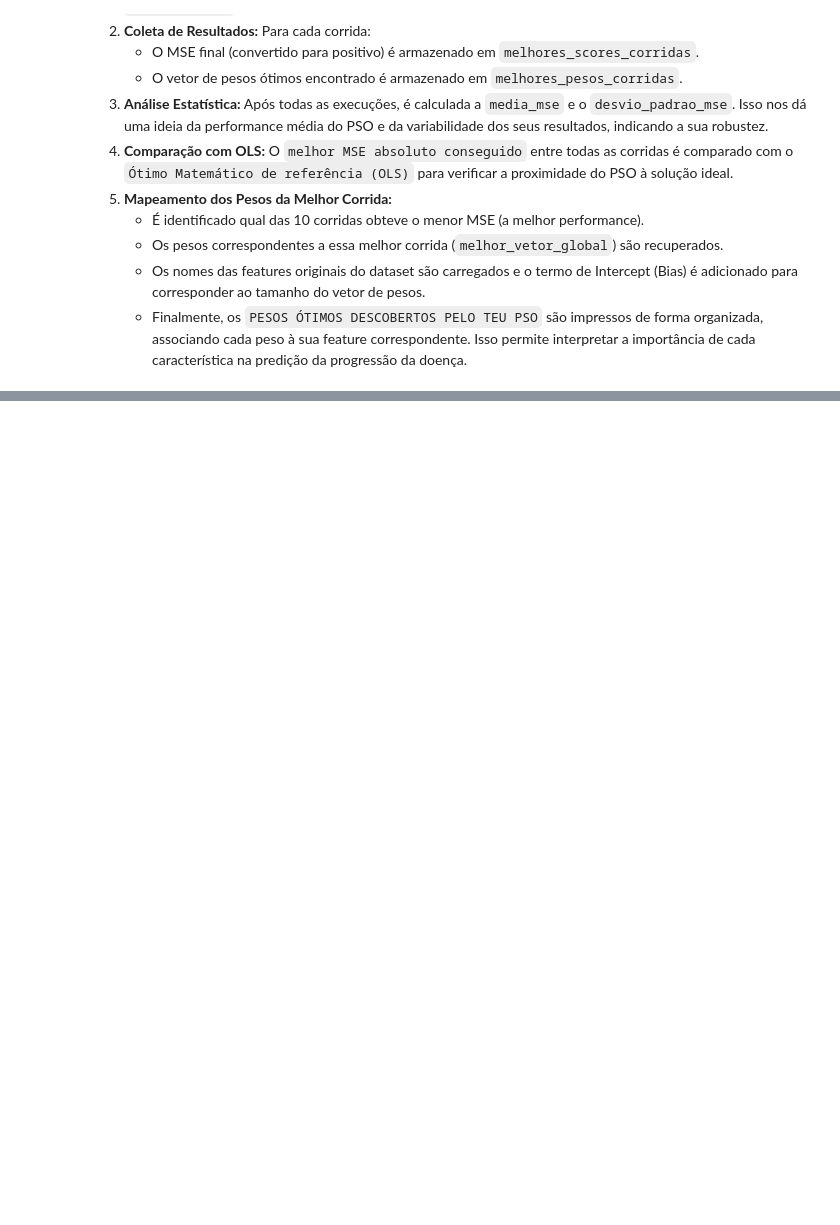
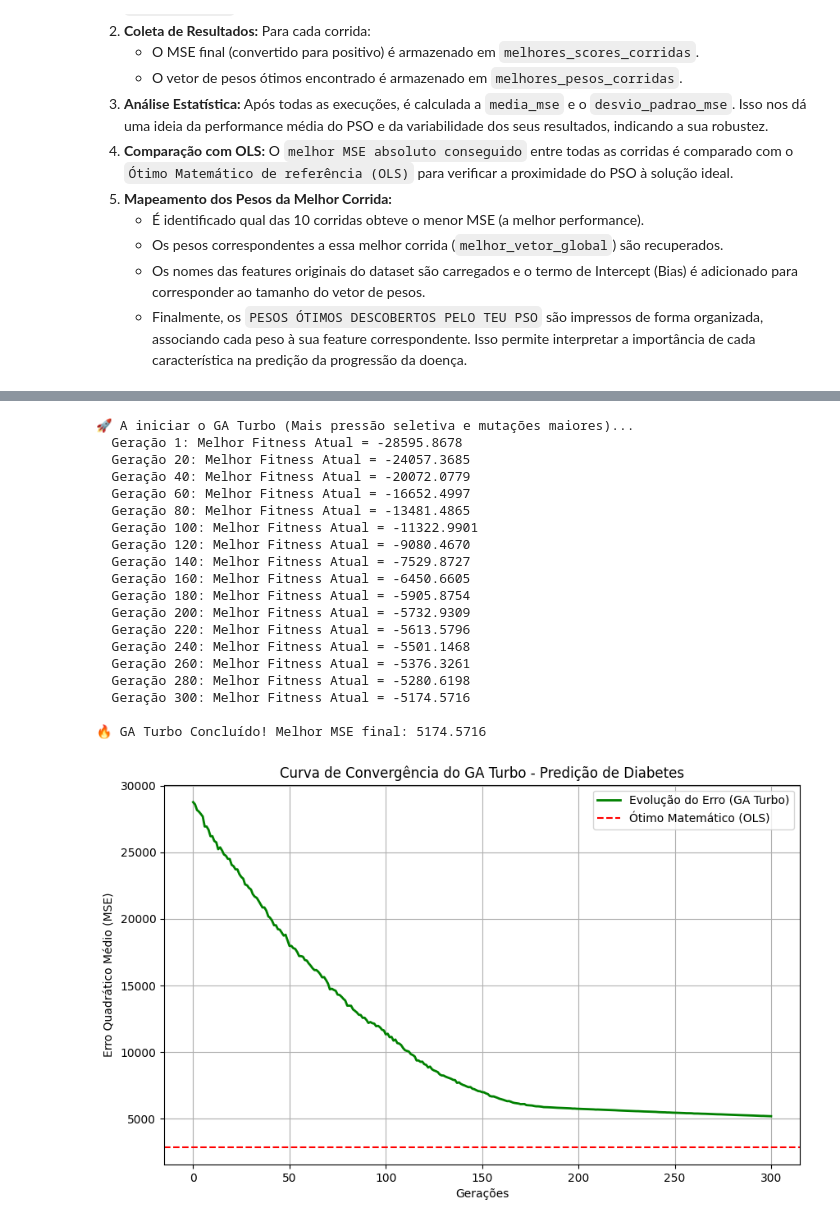
Before and after one commit to afonsoamsantos-pixel/Projeto-CMO-Diabetes, a Jupyter notebook: ProjetoCMO.ipynb, the cells around one changed output, grey strips where cells are left out. Drawn from its saved outputs; the diff is of its cells as text; code cells hidden in the pictures; blank space fills up the shorter version.

```diff
--- a/ProjetoCMO.ipynb
+++ b/ProjetoCMO.ipynb
@@ -373,0 +603,64 @@ Este bloco de código realiza um **Teste de Robustez** do algoritmo PSO, executa
+# %%
+import matplotlib.pyplot as plt
+
+# 1. Recriar os embrulhos ajustando o tamanho do torneio e a força da mutação
+generate_real_solution = lambda: generate_solution(p)
+fitness_ga = lambda ind: fitness_function(ind, X, y)
+
+# Forçar o torneio a ser mais rigoroso (tamanho 7 em vez de 3)
+selection_rigorosa = lambda pop, fit, maximize: tournament_selection(pop, fit, tournament_size=7, maximize=maximize)
+
+# Forçar a mutação a dar passos muito maiores (scale=1.0 em vez de 0.1)
+mutation_agressiva = lambda ind, rate: gaussian_mutation(ind, rate, scale=1.0)
+
+print("🚀 A iniciar o GA Turbo (Mais pressão seletiva e mutações maiores)...")
+
+# EXECUTAR O ALGORITMO
+melhores_pesos_ga, historico_ga_raw = genetic_algorithm(
+    generate_solution=generate_real_solution,
+    fitness_function=fitness_ga,
+    selection=selection_rigorosa,     # Torneio mais competitivo
+    crossover=arithmetic_crossover,
+    mutation=mutation_agressiva,      # Passos maiores no terreno
+    pop_size=100,
+    n_iter=300,
+    mutation_rate=0.2,                # Taxa de mutação mais alta (20%)
+    maximize=True
+)
+
+# Inverter o sinal do histórico para o gráfico
+historico_ga = [-score for score in historico_ga_raw]
+
+print(f"\n🔥 GA Turbo Concluído! Melhor MSE final: {historico_ga[-1]:.4f}")
+
+# --- DESENHAR O GRÁFICO ---
+plt.figure(figsize=(10, 6))
+plt.plot(historico_ga, color='green', linewidth=2, label='Evolução do Erro (GA Turbo)')
+plt.axhline(y=2859.6963, color='red', linestyle='--', label='Ótimo Matemático (OLS)')
+plt.title('Curva de Convergência do GA Turbo - Predição de Diabetes')
+plt.xlabel('Gerações')
+plt.ylabel('Erro Quadrático Médio (MSE)')
+plt.legend()
+plt.grid(True)
+plt.show()
+# %% [output]
+🚀 A iniciar o GA Turbo (Mais pressão seletiva e mutações maiores)...
+  Geração 1: Melhor Fitness Atual = -28595.8678
+  Geração 20: Melhor Fitness Atual = -24057.3685
+  Geração 40: Melhor Fitness Atual = -20072.0779
+  Geração 60: Melhor Fitness Atual = -16652.4997
+  Geração 80: Melhor Fitness Atual = -13481.4865
+  Geração 100: Melhor Fitness Atual = -11322.9901
+  Geração 120: Melhor Fitness Atual = -9080.4670
+  Geração 140: Melhor Fitness Atual = -7529.8727
+  Geração 160: Melhor Fitness Atual = -6450.6605
+  Geração 180: Melhor Fitness Atual = -5905.8754
+  Geração 200: Melhor Fitness Atual = -5732.9309
+  Geração 220: Melhor Fitness Atual = -5613.5796
+  Geração 240: Melhor Fitness Atual = -5501.1468
+  Geração 260: Melhor Fitness Atual = -5376.3261
+  Geração 280: Melhor Fitness Atual = -5280.6198
+  Geração 300: Melhor Fitness Atual = -5174.5716
+
+🔥 GA Turbo Concluído! Melhor MSE final: 5174.5716
+[figure, added]
```
Also changed, not shown: parts of 13 cells of this notebook.
